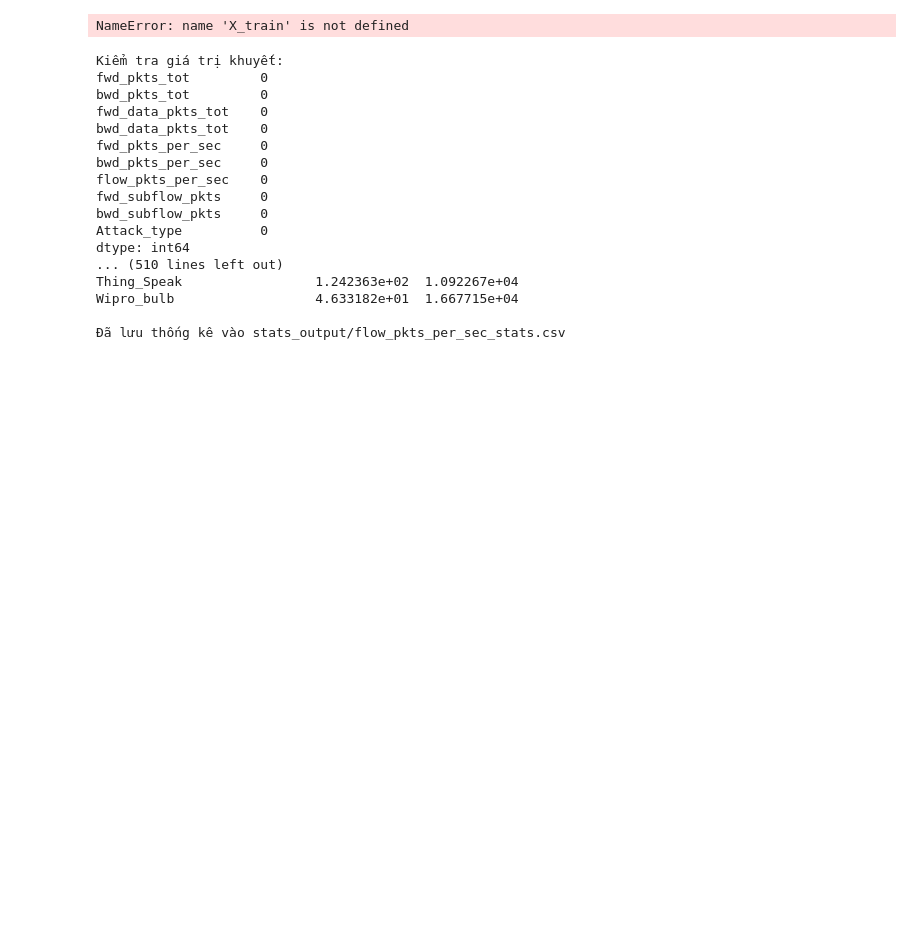
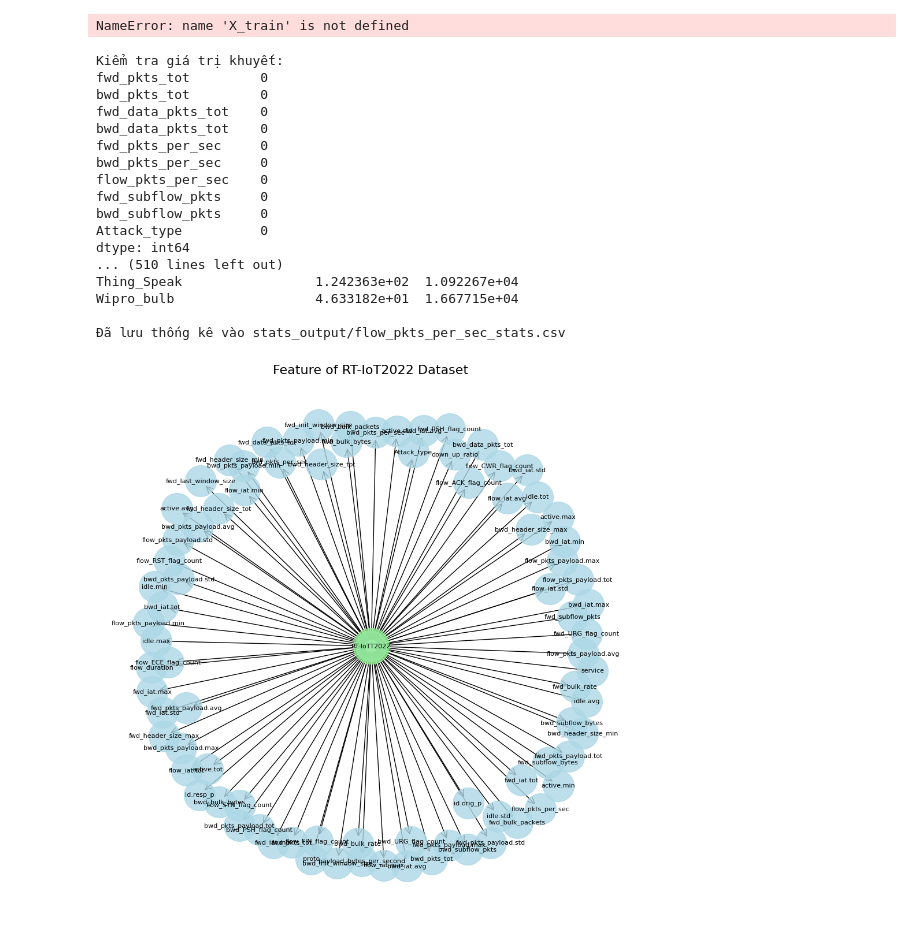
Before and after one commit to quixinh/ppnckh, a Jupyter notebook: EDA/EDA.ipynb, the cells around one changed output. Drawn from its saved outputs; the diff is of its cells as text; code cells hidden in the pictures; blank space fills up the shorter version.

```diff
--- a/EDA/EDA.ipynb
+++ b/EDA/EDA.ipynb
@@ -376,3 +429,66 @@ Thing_Speak                 1.242363e+02  1.092267e+04
 Wipro_bulb                  4.633182e+01  1.667715e+04
 
 Đã lưu thống kê vào stats_output/flow_pkts_per_sec_stats.csv
+# %%
+import networkx as nx
+import matplotlib.pyplot as plt
+
+# Tạo đồ thị
+G = nx.DiGraph()
+
+# Thêm node trung tâm
+central_node = "RT-IoTT2022"
+G.add_node(central_node)
+
+# Thêm các node xung quanh với tên thuộc tính
+attributes = ['id.orig_p', 'id.resp_p', 'proto', 'service',
+       'flow_duration', 'fwd_pkts_tot', 'bwd_pkts_tot', 'fwd_data_pkts_tot',
+       'bwd_data_pkts_tot', 'fwd_pkts_per_sec', 'bwd_pkts_per_sec',
+       'flow_pkts_per_sec', 'down_up_ratio', 'fwd_header_size_tot',
+       'fwd_header_size_min', 'fwd_header_size_max', 'bwd_header_size_tot',
+       'bwd_header_size_min', 'bwd_header_size_max', 'flow_FIN_flag_count',
+       'flow_SYN_flag_count', 'flow_RST_flag_count', 'fwd_PSH_flag_count',
+       'bwd_PSH_flag_count', 'flow_ACK_flag_count', 'fwd_URG_flag_count',
+       'bwd_URG_flag_count', 'flow_CWR_flag_count', 'flow_ECE_flag_count',
+       'fwd_pkts_payload.min', 'fwd_pkts_payload.max', 'fwd_pkts_payload.tot',
+       'fwd_pkts_payload.avg', 'fwd_pkts_payload.std', 'bwd_pkts_payload.min',
+       'bwd_pkts_payload.max', 'bwd_pkts_payload.tot', 'bwd_pkts_payload.avg',
+       'bwd_pkts_payload.std', 'flow_pkts_payload.min',
+       'flow_pkts_payload.max', 'flow_pkts_payload.tot',
+       'flow_pkts_payload.avg', 'flow_pkts_payload.std', 'fwd_iat.min',
+       'fwd_iat.max', 'fwd_iat.tot', 'fwd_iat.avg', 'fwd_iat.std',
+       'bwd_iat.min', 'bwd_iat.max', 'bwd_iat.tot', 'bwd_iat.avg',
+       'bwd_iat.std', 'flow_iat.min', 'flow_iat.max', 'flow_iat.tot',
+       'flow_iat.avg', 'flow_iat.std', 'payload_bytes_per_second',
+       'fwd_subflow_pkts', 'bwd_subflow_pkts', 'fwd_subflow_bytes',
+       'bwd_subflow_bytes', 'fwd_bulk_bytes', 'bwd_bulk_bytes',
+       'fwd_bulk_packets', 'bwd_bulk_packets', 'fwd_bulk_rate',
+       'bwd_bulk_rate', 'active.min', 'active.max', 'active.tot', 'active.avg',
+       'active.std', 'idle.min', 'idle.max', 'idle.tot', 'idle.avg',
+       'idle.std', 'fwd_init_window_size', 'bwd_init_window_size',
+       'fwd_last_window_size', 'Attack_type']
+
+# Thêm các node và edge
+for attr in attributes:
+    G.add_node(attr)
+    G.add_edge(central_node, attr)
+
+# Vẽ đồ thị
+pos = nx.spring_layout(G)  # Tự động sắp xếp vị trí node
+plt.figure(figsize=(12, 12))
+
+# Vẽ node
+nx.draw_networkx_nodes(G, pos, node_color='lightblue', node_size=1500, alpha=0.8, node_shape='o')
+nx.draw_networkx_nodes(G, pos, nodelist=[central_node], node_color='lightgreen', node_size=2000, alpha=0.8)
+
+# Vẽ edge
+nx.draw_networkx_edges(G, pos, arrowstyle='->', arrowsize=20)
+
+# Thêm label cho node
+nx.draw_networkx_labels(G, pos, labels={node: node for node in G.nodes()}, font_size=8)
+
+plt.title("Feature of RT-IoT2022 Dataset", fontsize=16)
+plt.axis('off')
+plt.show()
+# %% [output]
+[figure, added]
```
Also changed, not shown: parts of 5 cells of this notebook, 4 other files.
